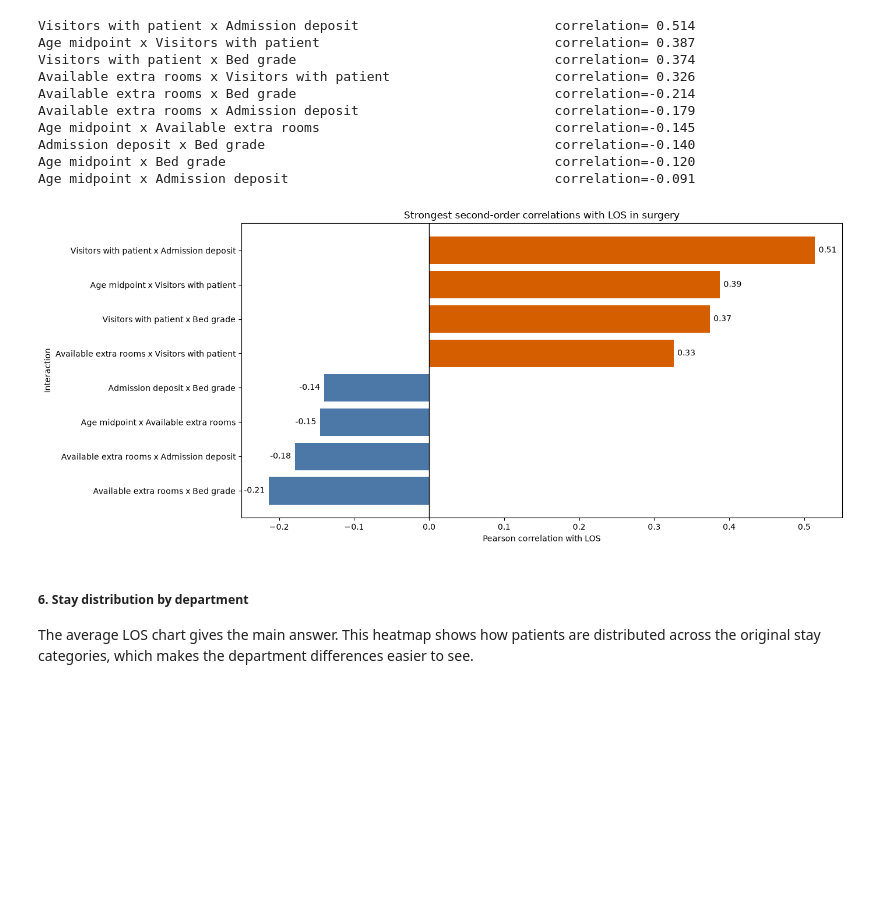
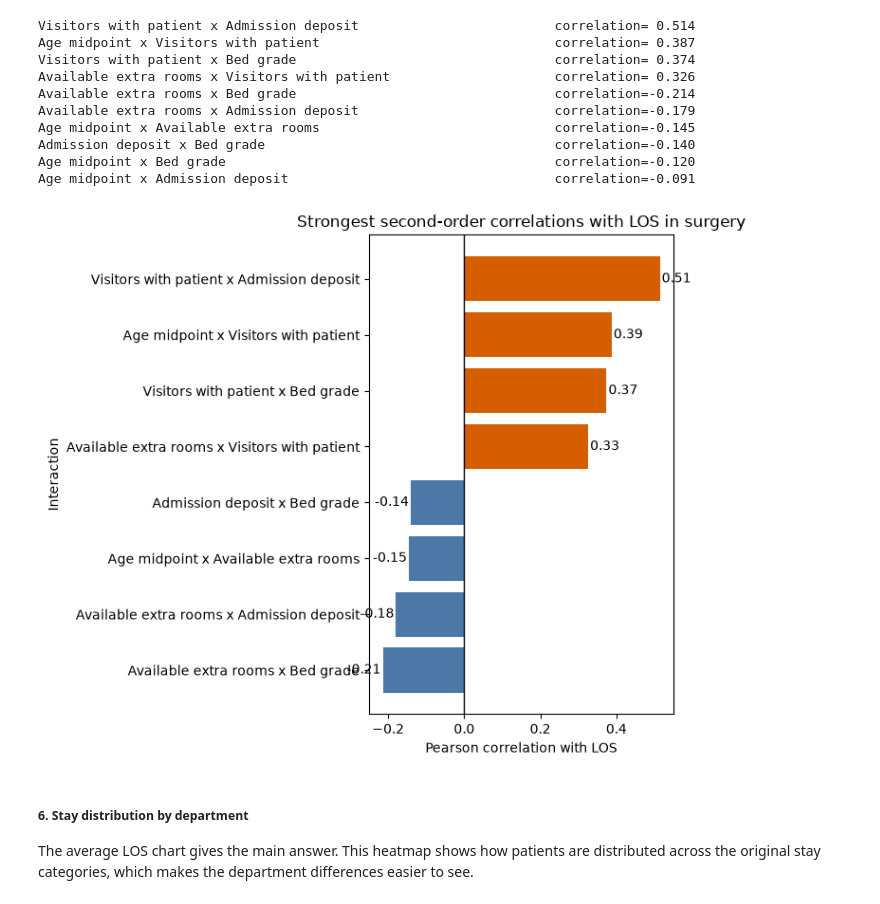
Before and after one commit to JNAUS23/programming_TUM, a Jupyter notebook: joined2.ipynb, the cells around one changed output. Saved outputs shown, nothing was run; the diff lists cells and outputs as text; code cells hidden in the pictures; blank space fills up the shorter version.

```diff
--- a/joined2.ipynb
+++ b/joined2.ipynb
@@ -494,35 +505,35 @@ Age midpoint x Admission deposit                                  correlation=-0
 # %%
 def show_second_order_correlation_chart(second_order_correlations: list[dict[str, Any]], limit: int = 8) -> None:
     """Draw a bar chart of the strongest feature-pair correlations with LOS."""
     try:
         import matplotlib.pyplot as plt
     except ImportError:
         print("This visualisation needs matplotlib. Please run it in a notebook environment with matplotlib installed.")
         return
 
     plot_rows = sorted(second_order_correlations[:limit], key=lambda row: row["correlation"] or 0)
     labels = [row["interaction"] for row in plot_rows]
     values = [row["correlation"] or 0 for row in plot_rows]
     colors = ["#d55e00" if value > 0 else "#4c78a8" for value in values]
 
-    _, axis = plt.subplots(figsize=(14, 6))
+    _, axis = plt.subplots(figsize=(7, 6))
     axis.barh(labels, values, color=colors)
     axis.axvline(0, color="black", linewidth=1)
     axis.set_title(f"Strongest second-order correlations with LOS in {longest_los_department}")
     axis.set_xlabel("Pearson correlation with LOS")
     axis.set_ylabel("Interaction")
 
     for i, (label,value) in enumerate(zip(labels, values)):
         text_position = value + 0.005 if value >= 0 else value - 0.005
         alignment = "left" if value >= 0 else "right"
         axis.text(text_position, i , f"{value:.2f}", va="center", ha=alignment)
 
     plt.tight_layout()
     plt.show()
 
 show_second_order_correlation_chart(second_order_correlations)
 # %% [output]
-[figure, old version]
+[figure, new version]
 # %% [markdown]
 ##### **6. Stay distribution by department**
 
```
Also changed, not shown: parts of 12 cells of this notebook, 4 other files.
